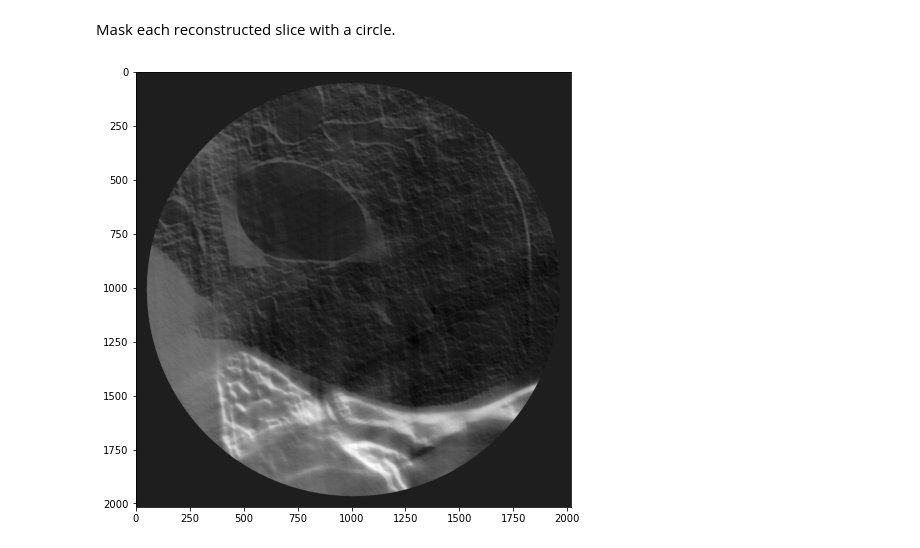
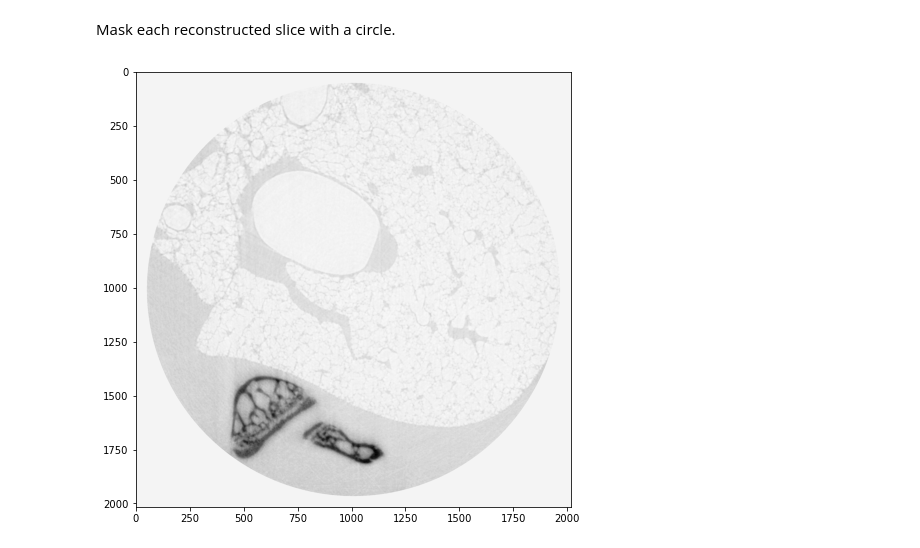
Before and after one commit to tomograms/tomography-notebooks, a Jupyter notebook: tomorec_lungs.ipynb, the cells around one changed output. Drawn from its saved outputs; the diff is of its cells as text; code cells hidden in the pictures.

```diff
--- a/tomorec_lungs.ipynb
+++ b/tomorec_lungs.ipynb
@@ -63,7 +67,7 @@ print(rot_center)
 # %% [output]
 [1002.4875]
 # %%
-proj=tomopy.prep.phase.retrieve_phase(proj,pixel_size=0.0003,dist=10,energy=22,alpha=0.00005,pad=True,ncore=ncore)
+proj=tomopy.prep.phase.retrieve_phase(proj,pixel_size=0.0003,dist=10,energy=22,alpha=0.00020,pad=True,ncore=ncore)
 # %% [markdown]
 Reconstruction using Gridrec algorithm.Tomopy provides various [reconstruction](http://tomopy.readthedocs.io/en/latest/api/tomopy.recon.algorithm.html) methods including the one part of the [ASTRA toolbox](https://sourceforge.net/p/astra-toolbox/wiki/Home/).
 # %%
@@ -89,7 +93,7 @@ rot_center = rot_center+N//4
 # %% [markdown]
 # select / define tomo algorithms
 # %%
-def rec_sirtfbp(data, theta, rot_center, start=0, test_sirtfbp_iter = False):
+def rec_sirtfbp(data, theta, rot_center, start=0, test_sirtfbp_iter = False, ncore=None):
 
     # Use test_sirtfbp_iter = True to test which number of iterations is suitable for your dataset
     # Filters are saved in .mat files in "site_data_dir/tmp/"
@@ -97,27 +101,27 @@ def rec_sirtfbp(data, theta, rot_center, start=0, test_sirtfbp_iter = False):
         nCol = data.shape[2]
         output_name = site_data_dir+'/tmp/test_iter/'
         num_iter = [50,100,150]
-        filter_dict = sirtfilter.getfilter(nCol, theta, num_iter, filter_dir=site_data_dir+'/tmp/')
+        filter_dict = sirtfilter.getfilter(nCol, theta, num_iter, filter_dir=site_data_dir+'/tmp/', ncore=ncore)
         for its in num_iter:
             tomopy_filter = sirtfilter.convert_to_tomopy_filter(filter_dict[its], nCol)
-            rec = tomopy.recon(data, theta, center=rot_center, algorithm='gridrec', filter_name='custom2d', filter_par=tomopy_filter)
+            rec = tomopy.recon(data, theta, center=rot_center, algorithm='gridrec', filter_name='custom2d', filter_par=tomopy_filter, ncore=ncore)
             output_name_2 = output_name + 'sirt_fbp_%iiter_slice_' % its
             dxchange.write_tiff_stack(data, fname=output_name_2, start=start, dtype='float32')
 
     # Reconstruct object using sirt-fbp algorithm:
     num_iter = 100
     nCol = data.shape[2]
-    sirtfbp_filter = sirtfilter.getfilter(nCol, theta, num_iter, filter_dir=site_data_dir+'/tmp/')
+    sirtfbp_filter = sirtfilter.getfilter(nCol, theta, num_iter, filter_dir=site_data_dir+'/tmp/', ncore=ncore)
     tomopy_filter = sirtfilter.convert_to_tomopy_filter(sirtfbp_filter, nCol)
-    rec = tomopy.recon(data, theta, center=rot_center, algorithm='gridrec', filter_name='custom2d', filter_par=tomopy_filter)
+    rec = tomopy.recon(data, theta, center=rot_center, algorithm='gridrec', filter_name='custom2d', filter_par=tomopy_filter, ncore=ncore)
 
     return rec
 # %%
 algorithm = 'gridrec'
 #algorithm = 'sirtfbp'
 # %%
-slice_first=0 #500
-slice_last=proj.shape[1] #501
-aproj=proj[:600,slice_first:slice_last,:]
+slice_first=500 #0 #500
+slice_last=501 #proj.shape[1] #501
+aproj=proj[:,slice_first:slice_last,:]
 print(aproj.shape)
 # %% [output]
@@ -125,13 +129,7 @@ print(aproj.shape)
 # %%
 if algorithm == 'sirtfbp':
-    recon = rec_sirtfbp(aproj, theta, rot_center)
+    recon = rec_sirtfbp(aproj, theta, rot_center, ncore=ncore)
 else:
-    #import os
-    #os.environ['OMP_NUM_THREADS'] = '1'
-    #os.environ['NO_AFFINITY'] = '1'
-    #os.environ['OMP_PLACES'] = 'cores'
-    #os.putenv('OMP_NUM_THREADS','1')
-    #os.unsetenv('OMP_PLACE')
     recon = tomopy.recon(aproj, theta, center=rot_center, algorithm=algorithm, filter_name='parzen', ncore=ncore)
 recon = recon[:,N//4:5*N//4,N//4:5*N//4]
 
@@ -150,9 +148,9 @@ Mask each reconstructed slice with a circle.
 recon = tomopy.circ_mask(recon, axis=0, ratio=0.95, ncore=ncore)
 # %%
 plt.figure(figsize=(9,8))
-plt.imshow(-recon[0,:,:], cmap='Greys')
+plt.imshow(recon[0,:,:], cmap='Greys')
 plt.show()
 # %% [output]
-[figure, old version]
+[figure, new version]
 # %%
 tifffile.imsave(site_data_dir+'/tmp/gridrec_alpha5e-5.tif',recon)
```
Also changed, not shown: parts of 8 cells of this notebook.
